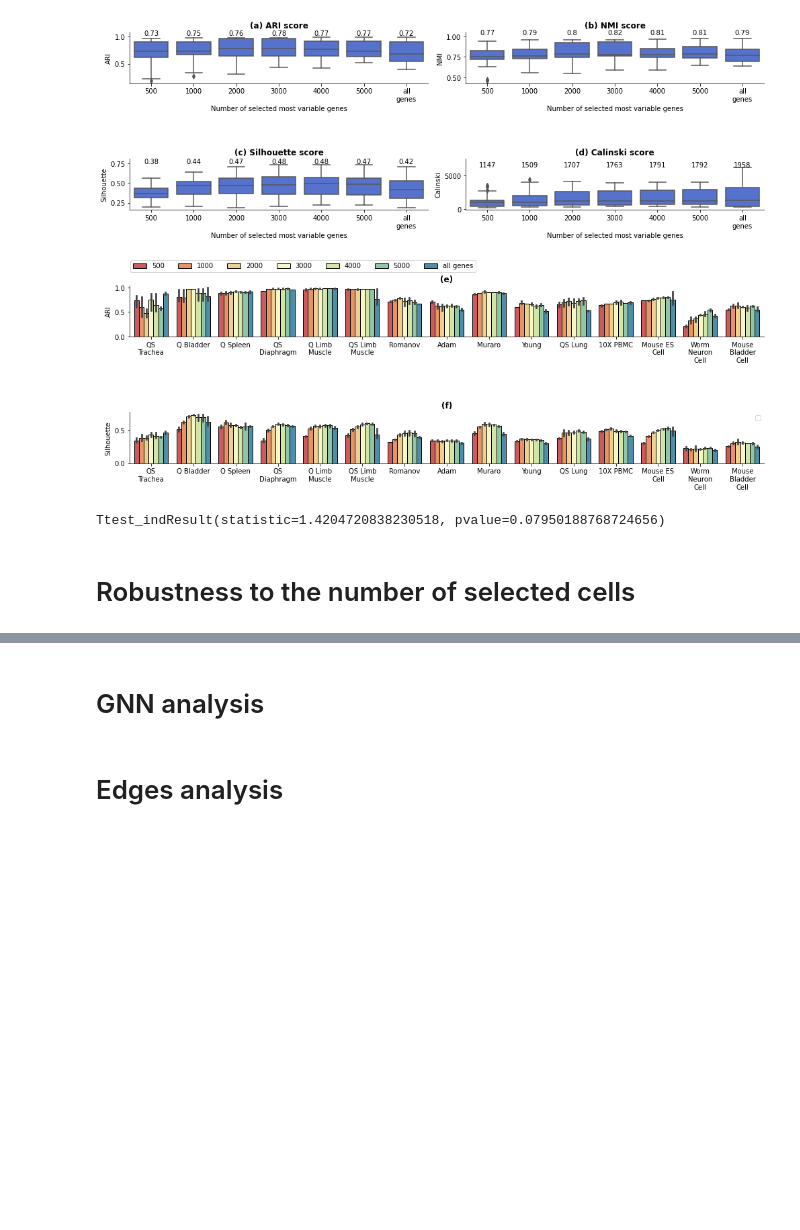
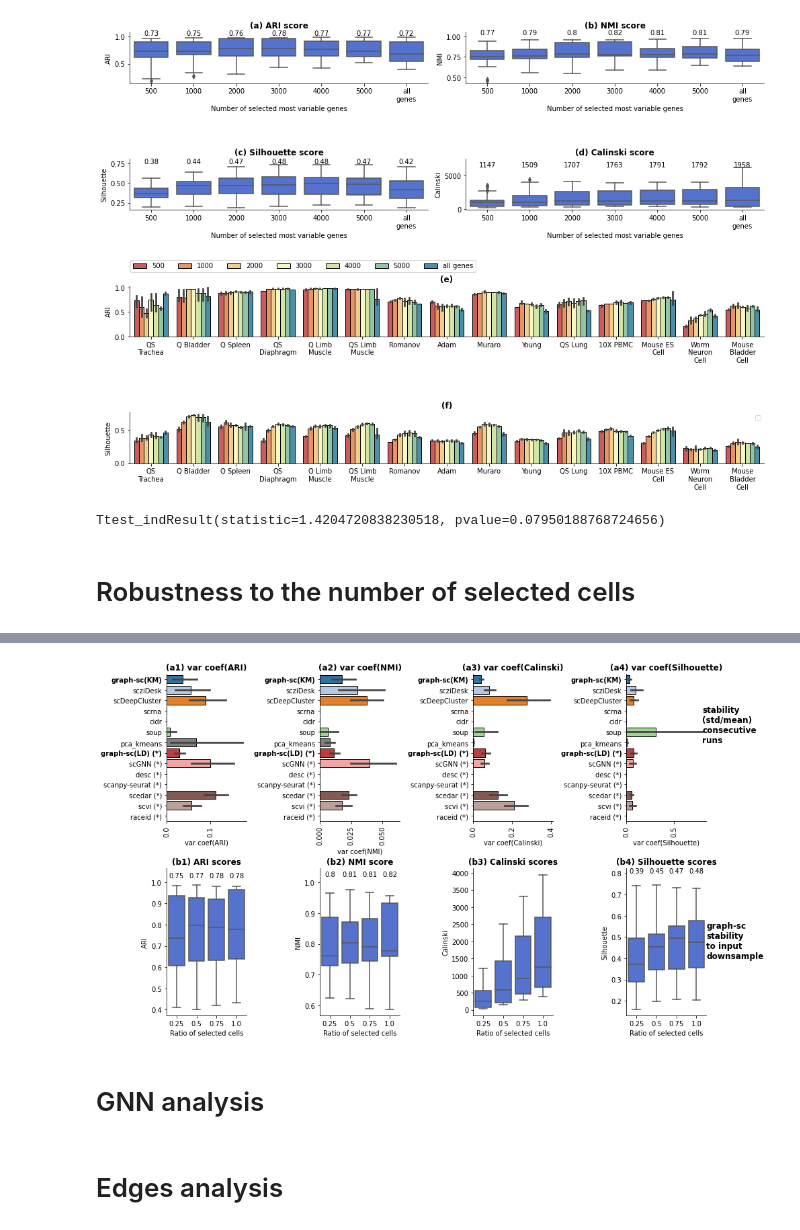
Before and after one commit to ciortanmadalina/graph-sc, a Jupyter notebook: notebooks/Plots_real_scRNAseq.ipynb, the cells around one changed output, grey strips where cells are left out. Cells and saved outputs as stored; diff of their text form; code cells hidden in the pictures; blank space fills up the shorter version.

```diff
--- a/notebooks/Plots_real_scRNAseq.ipynb
+++ b/notebooks/Plots_real_scRNAseq.ipynb
@@ -581,7 +637,7 @@ sns.barplot(y = "method", x="Calinski", data = all_data1.sort_values(by="order")
            edgecolor='black',
     linewidth=1)
 plt.xticks(rotation = 90)
-plt.title(f"(a4) var coef(Calinski)", fontweight = "bold")
+plt.title(f"(a3) var coef(Calinski)", fontweight = "bold")
 sns.despine()
 plt.gca().get_yticklabels()[0].set_fontweight('bold')
 plt.gca().get_yticklabels()[7].set_fontweight('bold')
@@ -596,7 +652,7 @@ sns.barplot(y = "method", x="Silhouette", data = all_data1.sort_values(by="order
            edgecolor='black',
     linewidth=1)
 plt.xticks(rotation = 90)
-plt.title(f"(a3) var coef(Silhouette)", fontweight = "bold")
+plt.title(f"(a4) var coef(Silhouette)", fontweight = "bold")
 
 sns.despine()
 plt.gca().get_yticklabels()[0].set_fontweight('bold')
@@ -649,33 +705,35 @@ plt.ylim((ymin, ymax + 0.05))
 
 ax = plt.subplot(247)
 sns.boxplot(data = train_size, x = "train_size", y='kmeans_cal', ax = ax, color="royalblue")
 
 plt.ylabel("Calinski")
 plt.xlabel("Ratio of selected cells")
 sns.despine()
 plt.title("(b3) Calinski scores",  fontweight = "bold")
 
 ax = plt.subplot(248)
 sns.boxplot(data = train_size, x = "train_size", y='kmeans_sil', ax = ax, color="royalblue")
 means = train_size.groupby(['train_size'])['kmeans_sil'].mean().values
 mean_labels = [str(np.round(s, 2)) for s in means]
 pos = range(len(means))
 for tick,label in zip(pos,ax.get_yticklabels()):
     ax.text(pos[tick], 0.80, mean_labels[tick],
             horizontalalignment='center', #size='x-small', color='w', weight='semibold'
            )
 plt.ylabel("Silhouette")
 plt.xlabel("Ratio of selected cells")
 sns.despine()
 plt.title("(b4) Silhouette scores",  fontweight = "bold")
 ymin, ymax = ax.get_ylim()
 plt.ylim((ymin, ymax + 0.05))
 plt.text(3.5, 0.4, "graph-sc\nstability\nto input\ndownsample", fontweight = "bold", fontsize = 12)
 
 
 
 plt.tight_layout()
 plt.savefig(f"../diagrams/{category}_stability.pdf", bbox_inches='tight')
+# %% [output]
+[figure, added]
 # %%
 # a = train_size[train_size["train_size"] == 1]["kmeans_ari"].values
 
```
Also changed, not shown: parts of 9 cells of this notebook, 15 other files.
